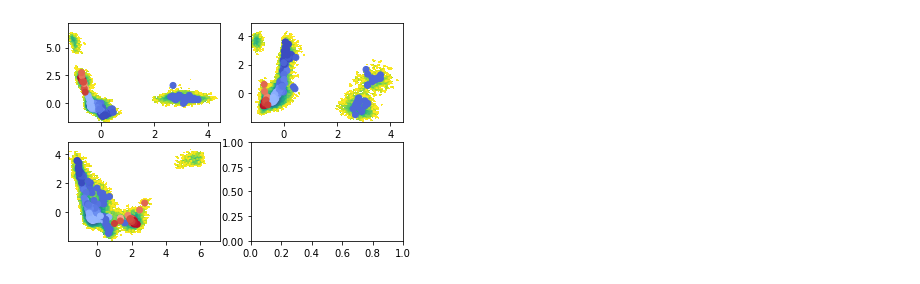
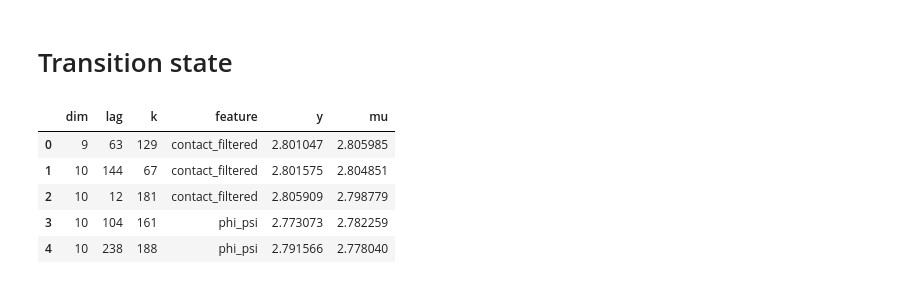
Before and after one commit to RobertArbon/Mal_L, a Jupyter notebook: 8_fit_best_models.ipynb, the cells around one changed output. Saved outputs shown, nothing was run; the diff lists cells and outputs as text; code cells hidden in the pictures.

```diff
--- a/8_fit_best_models.ipynb
+++ b/8_fit_best_models.ipynb
@@ -66,9 +10,0 @@ for num, (i, j) in enumerate([(0, 1), (0, 2),(1, 2)]):
-# %%
-fig, axes = plt.subplots(2, 2)
-
-for num, (i, j) in enumerate([(0, 1), (0, 2),(1, 2)]):
-    all_y = np.concatenate(y)
-    pm.plots.plot_free_energy(all_y[:, i],  all_y[:, j], cmap='viridis', ax=axes.flatten()[num], cbar=False)
-    axes.flatten()[num].scatter(kmeans.cluster_centers_[active, i], kmeans.cluster_centers_[active, j], c=mm.eigenvectors_right()[:, 2], cmap='coolwarm')
-# %% [output]
-[figure, removed]
@@ -74,0 +55,16 @@ for num, (i, j) in enumerate([(0, 1), (0, 2),(1, 2)]):
+# %% [markdown]
+# Transition state
+# %%
+sim = 'transition_state'
+lags = (np.arange(1, 50)*10).astype(int)
+n_bootstrap = 100
+
+ts = pd.read_csv(open('common/best_transition_state_hps.csv'))
+ts.head()
+# %% [output]
+|  | dim | lag | k | feature | y | mu |
+| 0 | 9 | 63 | 129 | contact_filtered | 2.801047 | 2.805985 |
+| 1 | 10 | 144 | 67 | contact_filtered | 2.801575 | 2.804851 |
+| 2 | 10 | 12 | 181 | contact_filtered | 2.805909 | 2.798779 |
+| 3 | 10 | 104 | 161 | phi_psi | 2.773073 | 2.782259 |
+| 4 | 10 | 238 | 188 | phi_psi | 2.791566 | 2.778040 |
```
Also changed, not shown: parts of 18 cells of this notebook, 2 other files.
